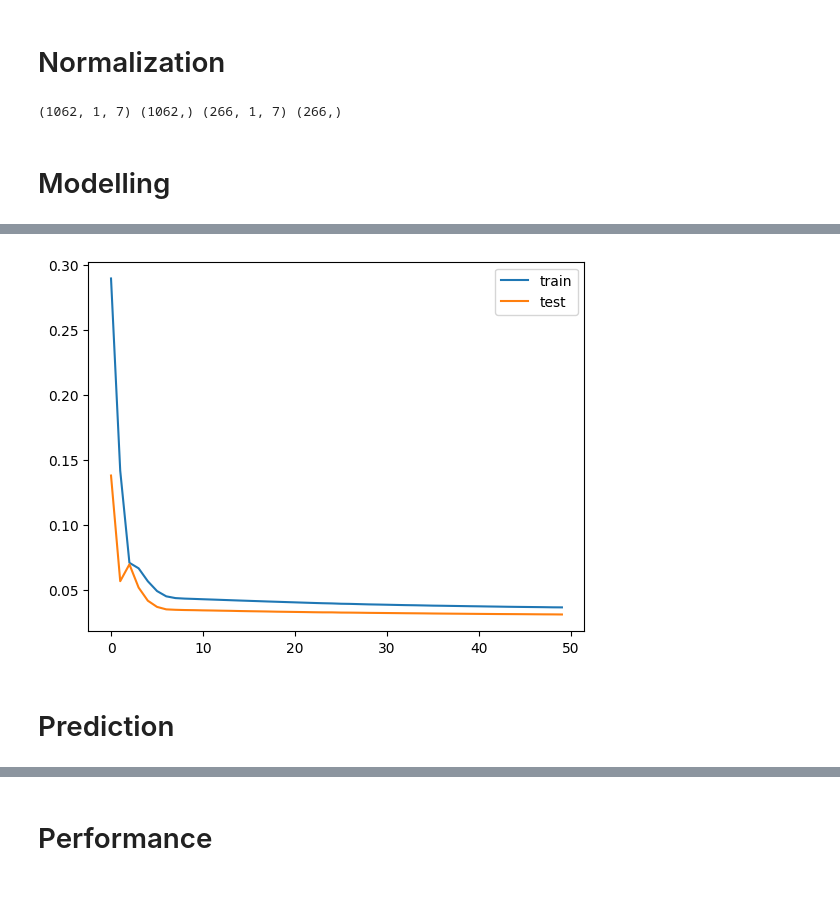
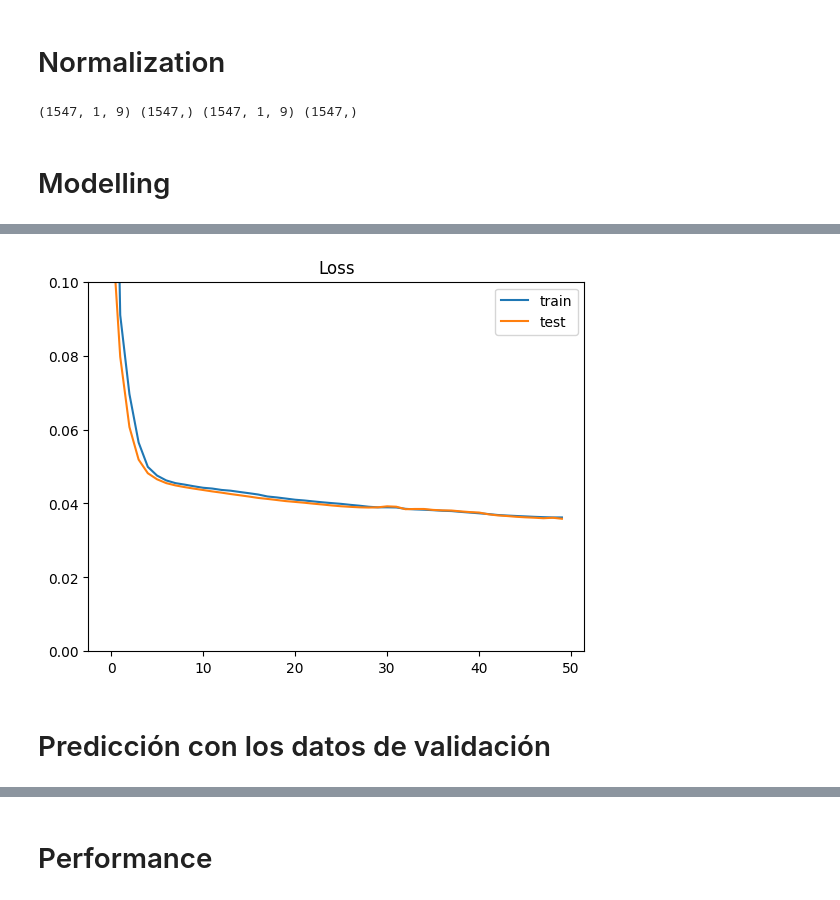
Before and after one commit to anmerino-pnd/energyPrediction, a Jupyter notebook: red_neuronal.ipynb, the cells around one changed output, grey strips where cells are left out. Saved outputs shown, nothing was run; the diff lists cells and outputs as text; code cells hidden in the pictures.

```diff
--- a/red_neuronal.ipynb
+++ b/red_neuronal.ipynb
@@ -519,14 +561,6 @@ reframed = reframed.reindex(columns=['var1(t-7)', 'var1(t-6)', 'var1(t-5)', 'var
 reframed = reframed.values
 # %% [markdown]
 # Normalization
-# %%
-
-scaler = MinMaxScaler(feature_range=(0, 1))
-reframed = scaler.fit_transform(reframed)
-
-# split into train and test sets
-train = reframed[:int(len(reframed)*0.8), :]
-test = reframed[int(len(reframed)*0.8):, :]
 # %%
 from sklearn.preprocessing import MinMaxScaler
 from sklearn.impute import SimpleImputer
@@ -540,18 +574,18 @@ scaler = MinMaxScaler(feature_range=(0, 1))
 reframed_scaled = scaler.fit_transform(reframed_imputed)
 
 # Dividir en conjuntos de entrenamiento y prueba
-train = reframed_scaled[:int(len(reframed_scaled) * 0.8), :]
-test = reframed_scaled[int(len(reframed_scaled) * 0.8):, :]
+train = reframed_scaled
+val = reframed_scaled
 # %%
 train_X, train_y = train[:, :-1], train[:, -1]
-test_X, test_y = test[:, :-1], test[:, -1]
+val_X, val_y = val[:, :-1], val[:, -1]
 # %%
 # reshape input to be 3D [samples, timesteps, features]
 train_X = train_X.reshape((train_X.shape[0], 1, train_X.shape[1]))
-test_X = test_X.reshape((test_X.shape[0], 1, test_X.shape[1]))
-print(train_X.shape, train_y.shape, test_X.shape, test_y.shape)
+val_X = val_X.reshape((val_X.shape[0], 1, val_X.shape[1]))
+print(train_X.shape, train_y.shape, val_X.shape, val_y.shape)
 # %% [output]
-(1062, 1, 7) (1062,) (266, 1, 7) (266,)
+(1547, 1, 9) (1547,) (1547, 1, 9) (1547,)
 # %% [markdown]
 # Modelling
 # %%
@@ -561,11 +595,14 @@ model.add(LSTM(50, input_shape=(train_X.shape[1], train_X.shape[2])))
 model.add(Dense(1))
 model.compile(loss='mae', optimizer='adam')
 # fit network
-history = model.fit(train_X, train_y, epochs=50, batch_size=72, validation_data=(test_X, test_y), verbose=2, shuffle=False)
+history = model.fit(train_X, train_y, epochs=50, batch_size=72, validation_data=(val_X, val_y), verbose=2, shuffle=False)
 
 # plot history
 plt.plot(history.history['loss'], label='train')
 plt.plot(history.history['val_loss'], label='test')
+plt.title('Loss')
+axis = plt.gca()
+axis.set_ylim([0, 0.1])
 plt.legend()
 plt.show()
 # %% [output]
@@ -589,3 +626,3 @@ Epoch 50/50
-[figure, old version]
+[figure, new version]
-# %% [markdown]
-# Prediction
+# %% [markdown]
+# Predicción con los datos de validación
```
Also changed, not shown: parts of 93 cells of this notebook, 1 other file.
